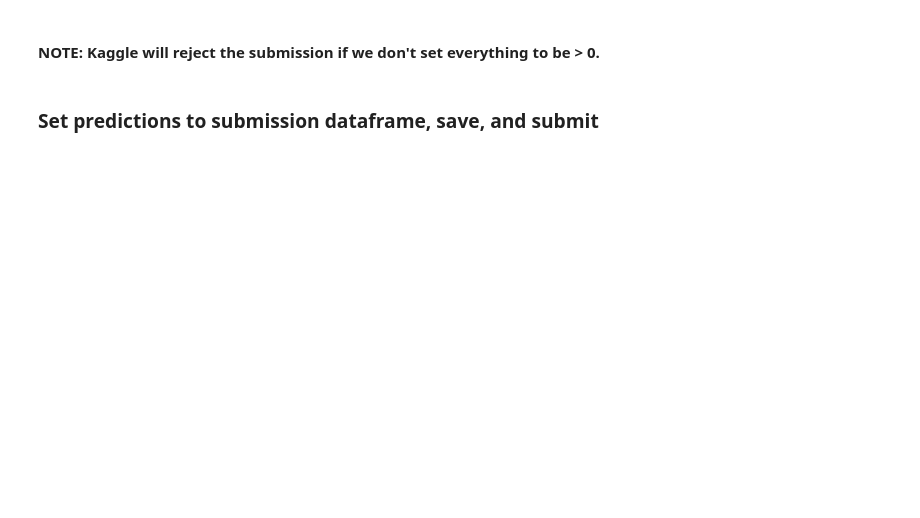
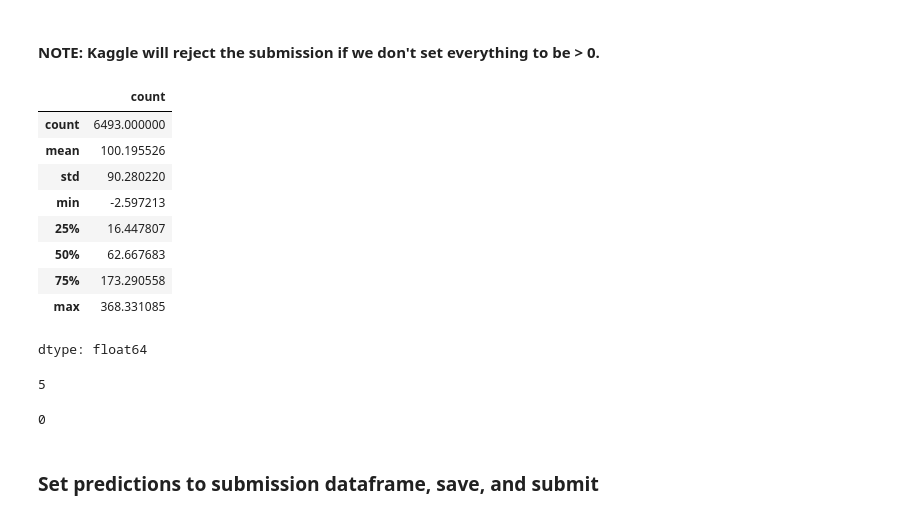
Before and after one commit to florabelas1/cd0385-project-starter, a Jupyter notebook: project/project-template.ipynb, the cells around one changed output. Drawn from its saved outputs; the diff is of its cells as text; code cells hidden in the pictures; blank space fills up the shorter version.

```diff
--- a/project/project-template.ipynb
+++ b/project/project-template.ipynb
@@ -309,2 +274,0 @@ predictor.leaderboard(silent=True)
-# %%
-predictor.fit_summary()
@@ -330,5 +277,5 @@ AttributeError: module 'numpy' has no attribute 'bool8'
 # %% [markdown]
 ### Create predictions from test dataset
 # %%
-predictions = ?
+predictions = predictor.predict(test)
 predictions.head()
@@ -336,9 +291,22 @@ predictions.head()
 #### NOTE: Kaggle will reject the submission if we don't set everything to be > 0.
 # %%
 # Describe the `predictions` series to see if there are any negative values
-?
+predictions.describe()
+# %% [output]
+|  | count |
+| count | 6493.000000 |
+| mean | 100.195526 |
+| std | 90.280220 |
+| min | -2.597213 |
+| 25% | 16.447807 |
+| 50% | 62.667683 |
+| 75% | 173.290558 |
+| max | 368.331085 |
+dtype: float64
 # %%
 # How many negative values do we have?
-?
+print((predictions < 0).sum())
+# %% [output]
+5
 # %%
 # Set them to zero
@@ -346,3 +314,7 @@ predictions.head()
+# %%
+print((predictions < 0).sum())
+# %% [output]
+0
 # %% [markdown]
 ### Set predictions to submission dataframe, save, and submit
 # %%
```
Also changed, not shown: parts of 17 cells of this notebook.
